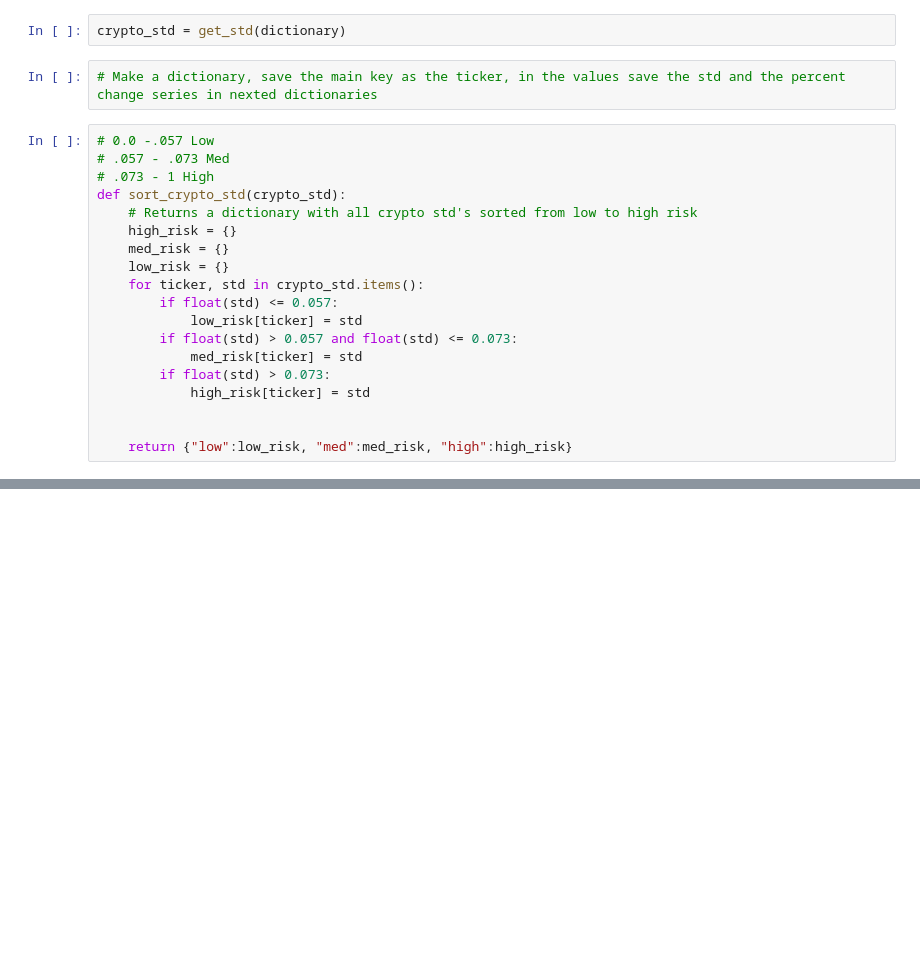
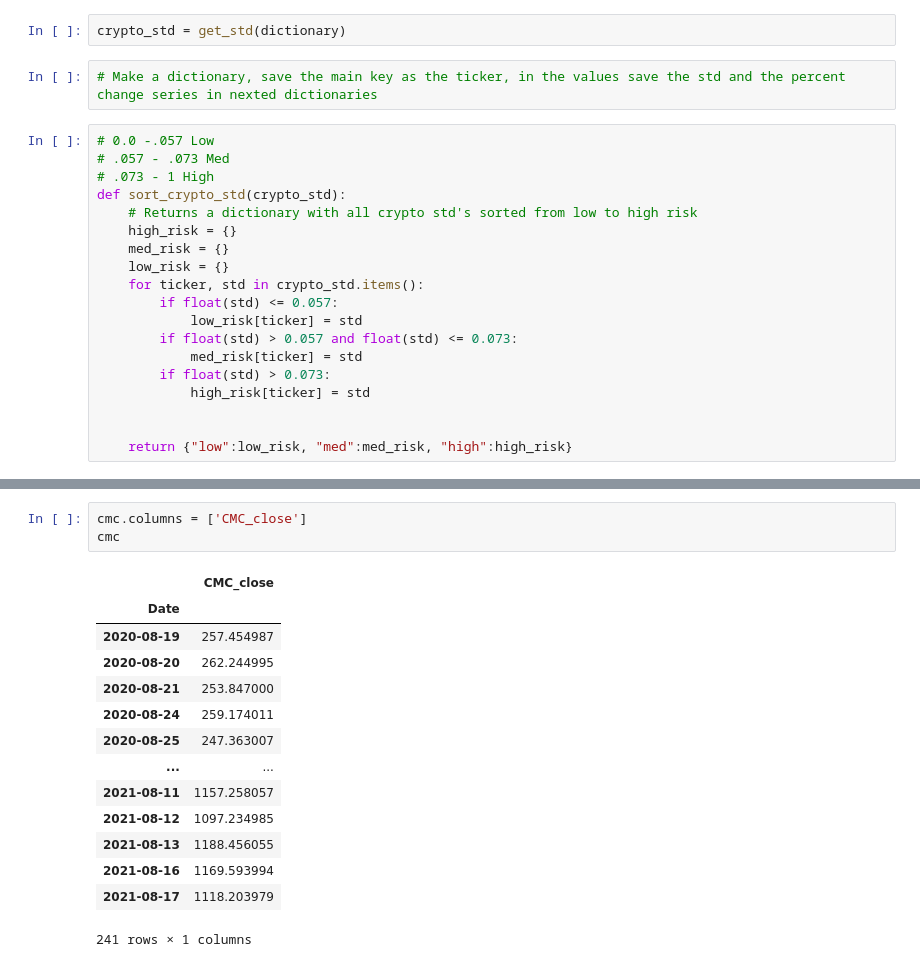
Before and after one commit to jpmaddox97/Dynamic_Portfolio_Management, a Jupyter notebook: main.ipynb, the cells around one changed output, grey strips where cells are left out. Saved outputs shown, nothing was run; the diff lists cells and outputs as text; blank space fills up the shorter version.

```diff
--- a/main.ipynb
+++ b/main.ipynb
@@ -95,0 +111,18 @@ High Risk Cryptos - DOT:0.08365198580869644
+# %%
+cmc.columns = ['CMC_close']
+cmc
+# %% [output]
+|  | CMC_close |
+| Date |  |
+| 2020-08-19 | 257.454987 |
+| 2020-08-20 | 262.244995 |
+| 2020-08-21 | 253.847000 |
+| 2020-08-24 | 259.174011 |
+| 2020-08-25 | 247.363007 |
+| ... | ... |
+| 2021-08-11 | 1157.258057 |
+| 2021-08-12 | 1097.234985 |
+| 2021-08-13 | 1188.456055 |
+| 2021-08-16 | 1169.593994 |
+| 2021-08-17 | 1118.203979 |
+241 rows × 1 columns
```
Also changed, not shown: parts of 10 cells of this notebook, 3 other files.
